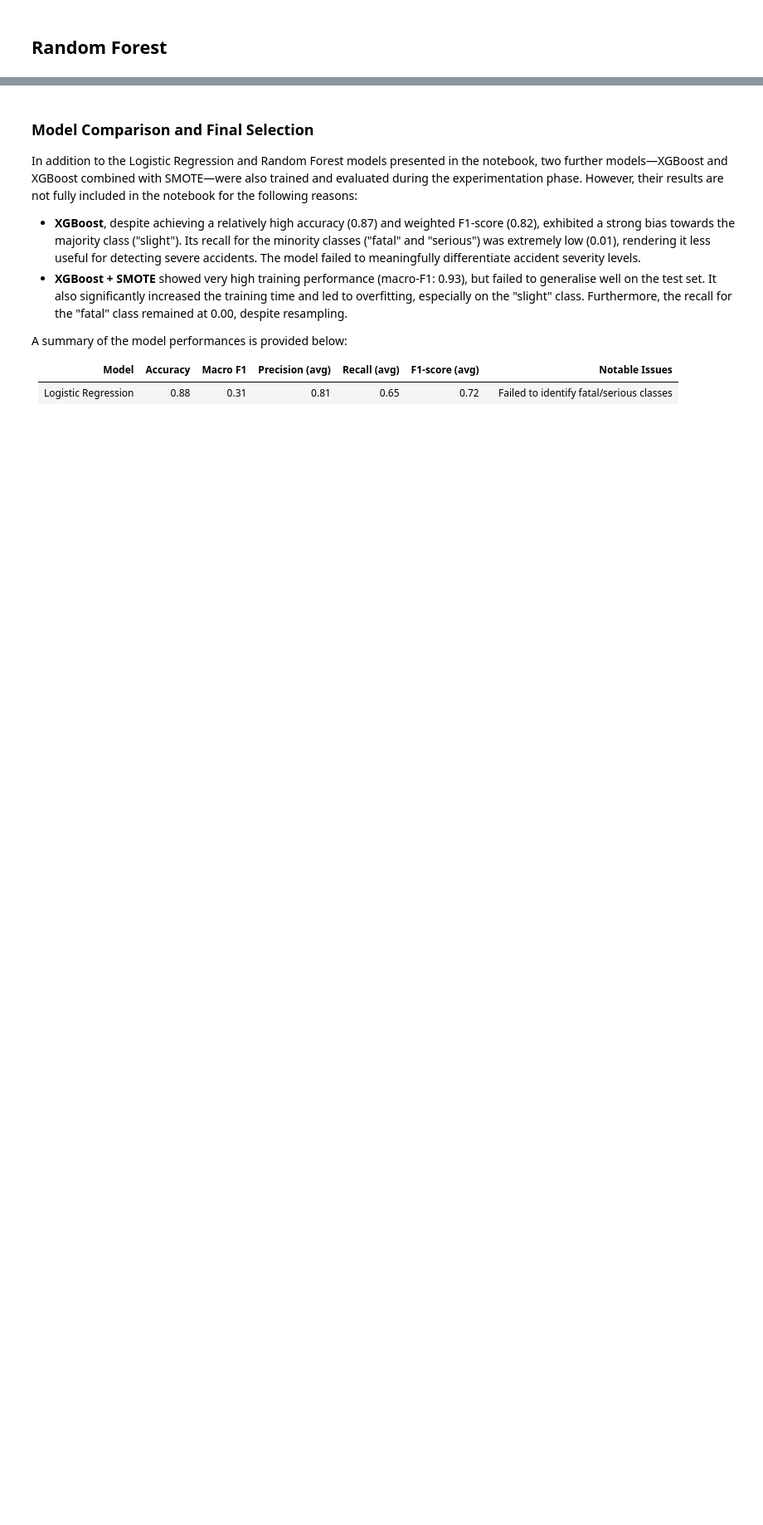
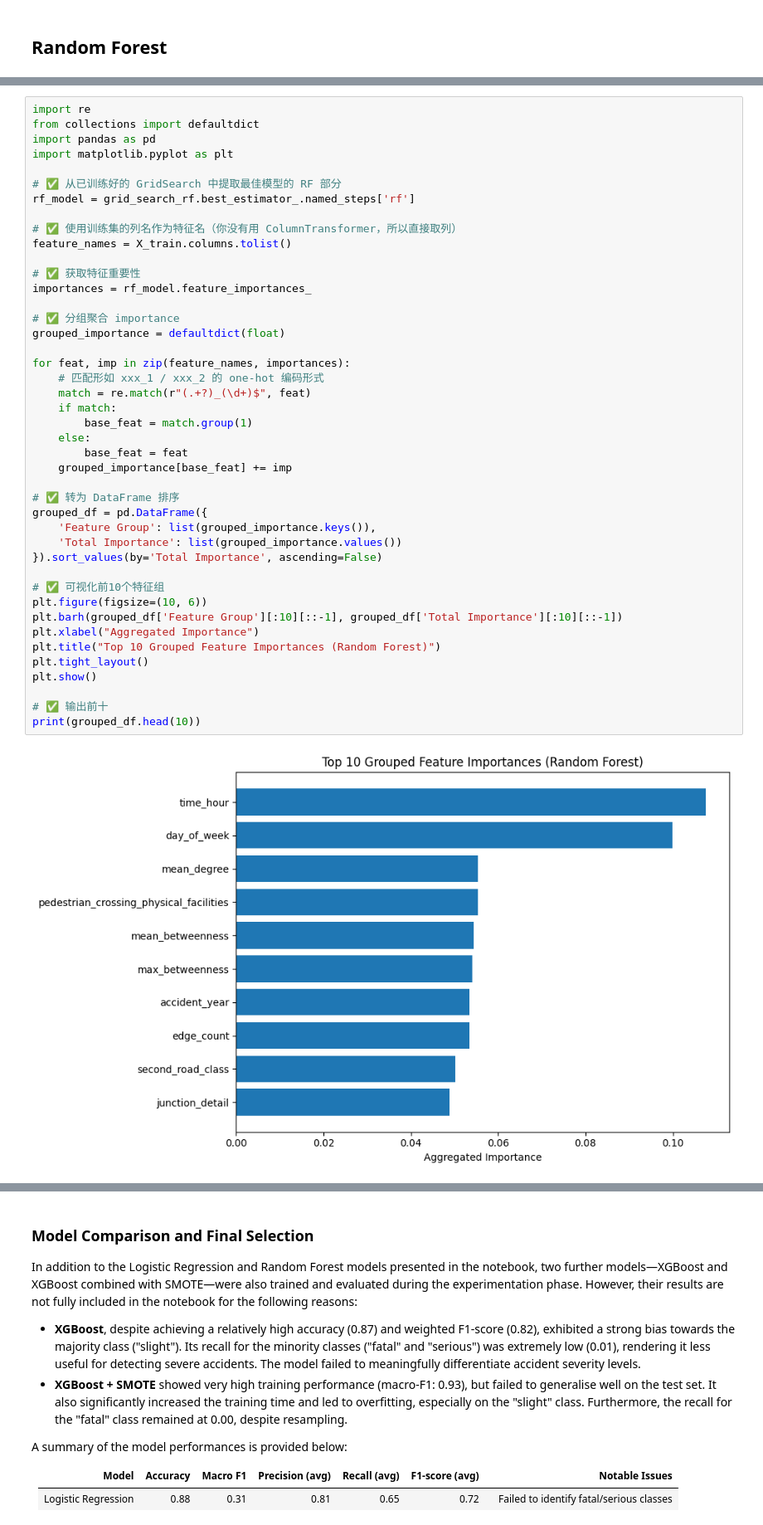
Before and after one commit to Van-Wu1/0006, a Jupyter notebook: scr/submission_final.ipynb, the cells around one changed output, grey strips where cells are left out. Shown at 83% size. Cells and saved outputs as stored; diff of their text form; blank space fills up the shorter version.

```diff
--- a/scr/submission_final.ipynb
+++ b/scr/submission_final.ipynb
@@ -772,0 +678,45 @@ ModuleNotFoundError: No module named 'shap'
+# %%
+import re
+from collections import defaultdict
+import pandas as pd
+import matplotlib.pyplot as plt
+
+# ✅ 从已训练好的 GridSearch 中提取最佳模型的 RF 部分
+rf_model = grid_search_rf.best_estimator_.named_steps['rf']
+
+# ✅ 使用训练集的列名作为特征名（你没有用 ColumnTransformer，所以直接取列）
+feature_names = X_train.columns.tolist()
+
+# ✅ 获取特征重要性
+importances = rf_model.feature_importances_
+
+# ✅ 分组聚合 importance
+grouped_importance = defaultdict(float)
+
+for feat, imp in zip(feature_names, importances):
+    # 匹配形如 xxx_1 / xxx_2 的 one-hot 编码形式
+    match = re.match(r"(.+?)_(\d+)$", feat)
+    if match:
+        base_feat = match.group(1)
+    else:
+        base_feat = feat
+    grouped_importance[base_feat] += imp
+
+# ✅ 转为 DataFrame 排序
+grouped_df = pd.DataFrame({
+    'Feature Group': list(grouped_importance.keys()),
+    'Total Importance': list(grouped_importance.values())
+}).sort_values(by='Total Importance', ascending=False)
+
+# ✅ 可视化前10个特征组
+plt.figure(figsize=(10, 6))
+plt.barh(grouped_df['Feature Group'][:10][::-1], grouped_df['Total Importance'][:10][::-1])
+plt.xlabel("Aggregated Importance")
+plt.title("Top 10 Grouped Feature Importances (Random Forest)")
+plt.tight_layout()
+plt.show()
+
+# ✅ 输出前十
+print(grouped_df.head(10))
+# %% [output]
+[figure, added]
```
Also changed, not shown: parts of 19 cells of this notebook.
